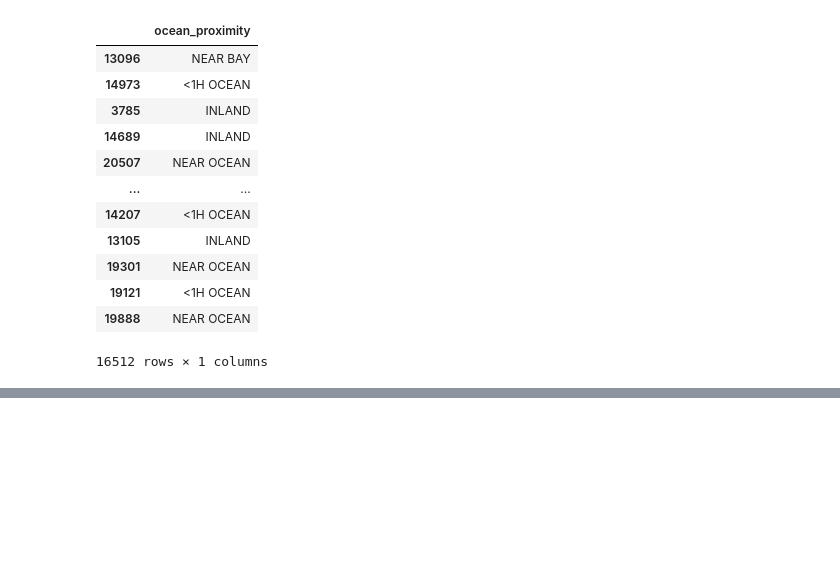
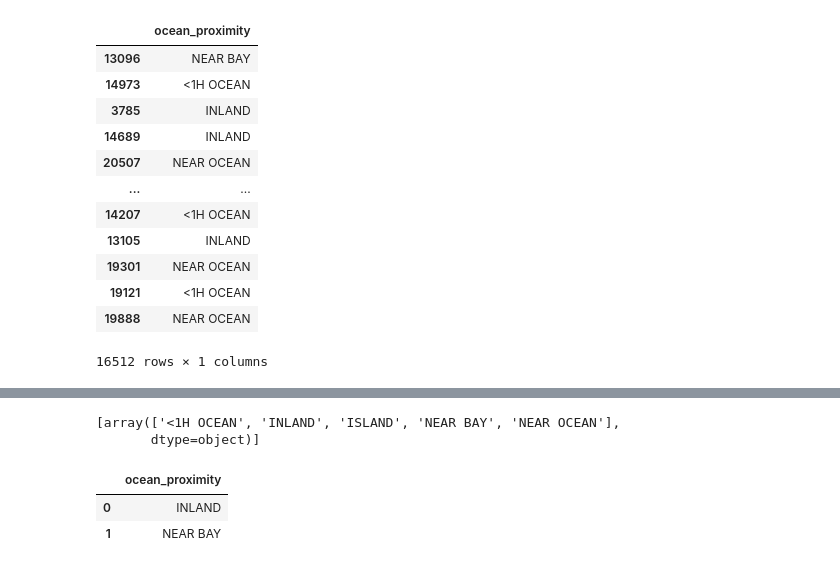
Before and after one commit to MertHasanAslan/Hands-On-Machine-Learning-with-Scikit-Learn-Keras-and-TensorFlow, a Jupyter notebook: main.ipynb, the cells around one changed output, grey strips where cells are left out. Saved outputs shown, nothing was run; the diff lists cells and outputs as text; code cells hidden in the pictures; blank space fills up the shorter version.

```diff
--- a/main.ipynb
+++ b/main.ipynb
@@ -414,0 +479,5 @@ housing[["ocean_proximity"]]
+# %%
+cat_encoder.categories_
+# %% [output]
+[array(['<1H OCEAN', 'INLAND', 'ISLAND', 'NEAR BAY', 'NEAR OCEAN'],
+       dtype=object)]
@@ -414,0 +486,6 @@ housing[["ocean_proximity"]]
+# %%
+df_test
+# %% [output]
+|  | ocean_proximity |
+| 0 | INLAND |
+| 1 | NEAR BAY |
```
Also changed, not shown: parts of 19 cells of this notebook.
